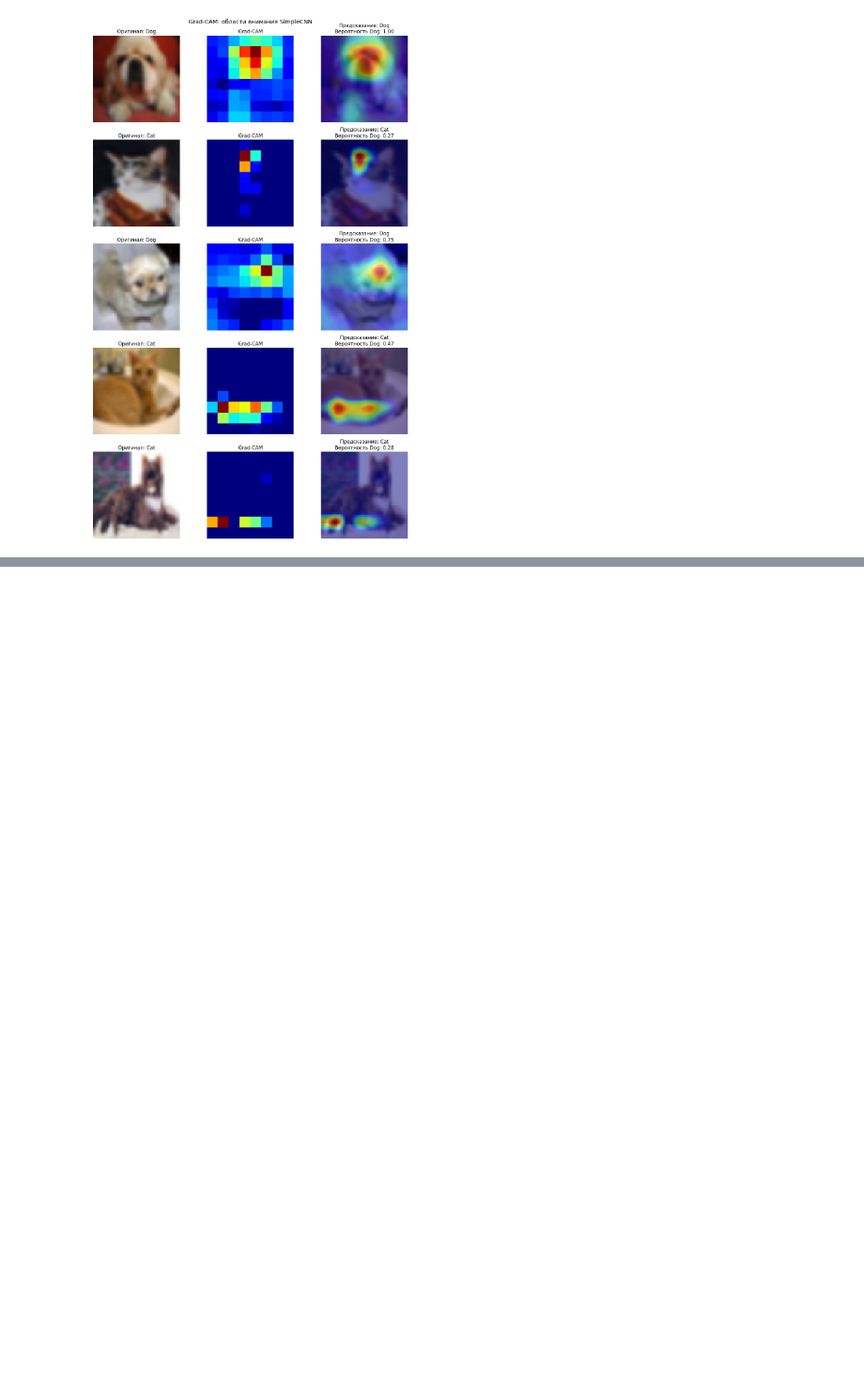
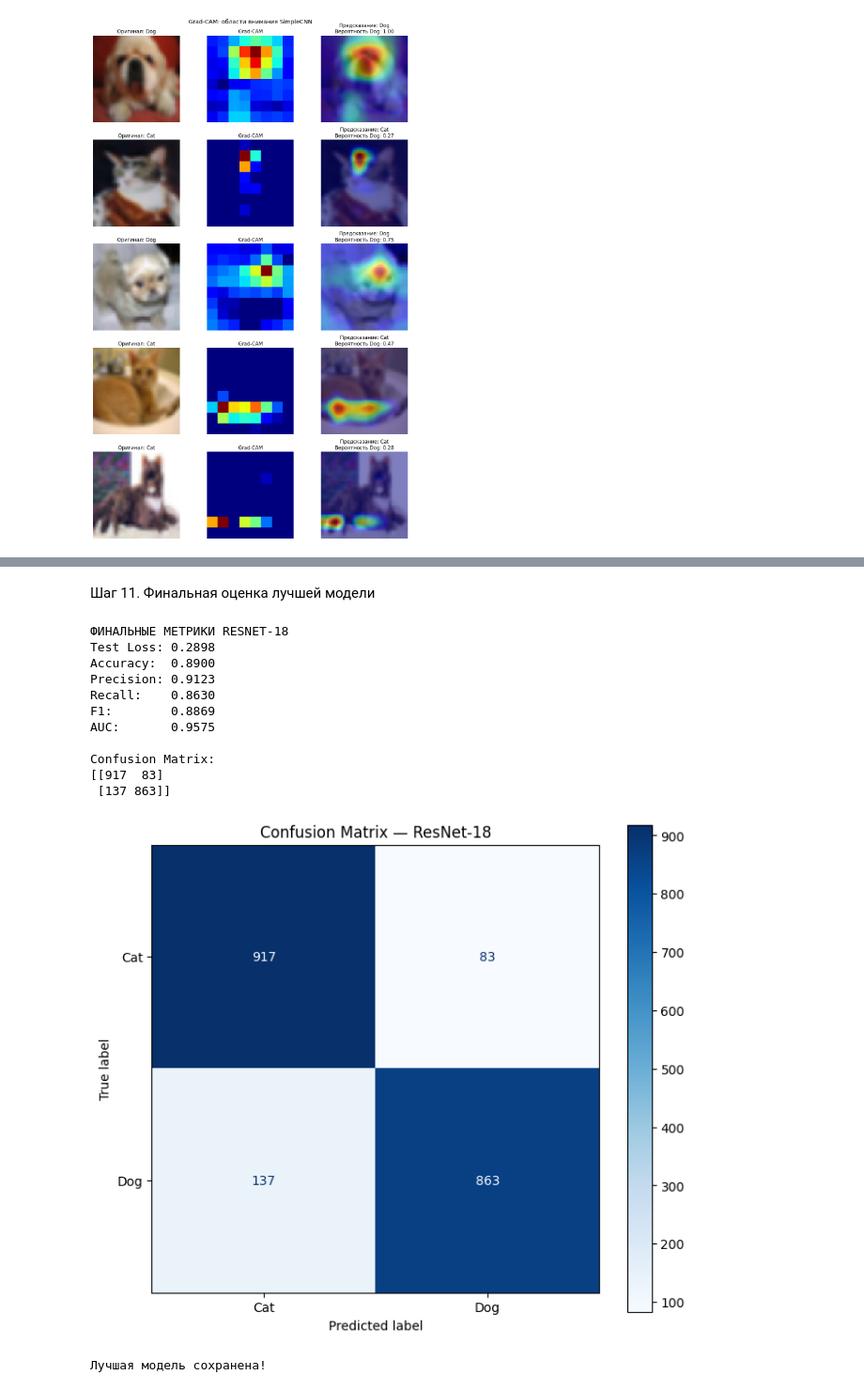
Before and after one commit to Egoshin21/lab3-cats-and-dogs, a Jupyter notebook: Untitled0.ipynb, the cells around one changed output, grey strips where cells are left out. Shown at 94% size. Cells and saved outputs as stored; diff of their text form; code cells hidden in the pictures; blank space fills up the shorter version.

```diff
--- a/Untitled0.ipynb
+++ b/Untitled0.ipynb
@@ -858,0 +945,75 @@ plt.show()
+# %% [markdown]
+Шаг 11. Финальная оценка лучшей модели
+# %%
+# Выбираем лучшую модель
+best_model = resnet
+best_model.eval()
+
+# Оценка на валидационной выборке
+test_loss, test_acc, y_prob, y_true = evaluate(
+    best_model,
+    val_loader,
+    criterion_resnet,
+    device
+)
+
+# Приводим массивы к одномерному виду
+y_true = y_true.flatten().astype(int)
+y_prob = y_prob.flatten()
+
+# Получаем предсказанные классы
+y_pred = (y_prob > 0.5).astype(int)
+
+# Вычисляем метрики
+accuracy = accuracy_score(y_true, y_pred)
+precision = precision_score(y_true, y_pred, zero_division=0)
+recall = recall_score(y_true, y_pred, zero_division=0)
+f1 = f1_score(y_true, y_pred, zero_division=0)
+auc = roc_auc_score(y_true, y_prob)
+
+print("ФИНАЛЬНЫЕ МЕТРИКИ RESNET-18")
+print(f"Test Loss: {test_loss:.4f}")
+print(f"Accuracy:  {accuracy:.4f}")
+print(f"Precision: {precision:.4f}")
+print(f"Recall:    {recall:.4f}")
+print(f"F1:        {f1:.4f}")
+print(f"AUC:       {auc:.4f}")
+
+# Матрица ошибок
+cm = confusion_matrix(y_true, y_pred)
+
+print("\nConfusion Matrix:")
+print(cm)
+
+disp = ConfusionMatrixDisplay(
+    confusion_matrix=cm,
+    display_labels=["Cat", "Dog"]
+)
+
+fig, ax = plt.subplots(figsize=(7, 6))
+disp.plot(ax=ax, cmap="Blues")
+plt.title("Confusion Matrix — ResNet-18")
+plt.tight_layout()
+plt.show()
+
+# Сохраняем лучшую модель
+torch.save(
+    best_model.state_dict(),
+    "best_resnet18.pt"
+)
+
+print("\nЛучшая модель сохранена!")
+# %% [output]
+ФИНАЛЬНЫЕ МЕТРИКИ RESNET-18
+Test Loss: 0.2898
+Accuracy:  0.8900
+Precision: 0.9123
+Recall:    0.8630
+F1:        0.8869
+AUC:       0.9575
+
+Confusion Matrix:
+[[917  83]
+ [137 863]]
+[figure, added]
+Лучшая модель сохранена!
```
Also changed, not shown: parts of 6 cells of this notebook.
